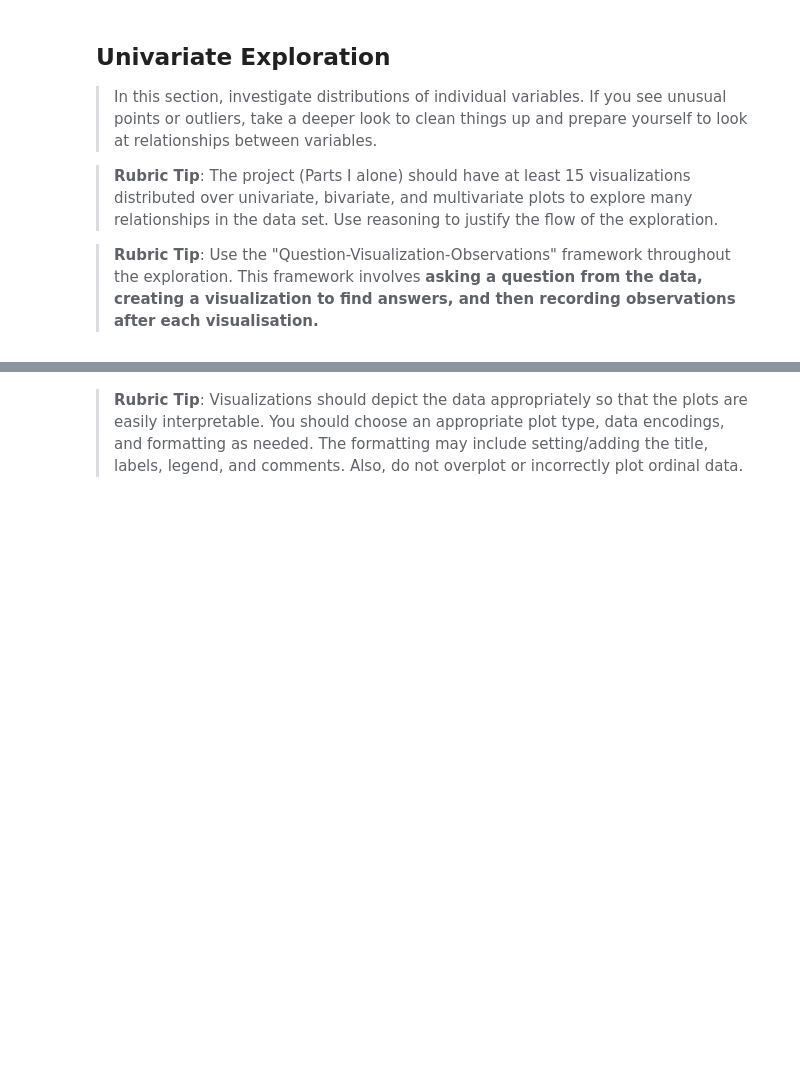
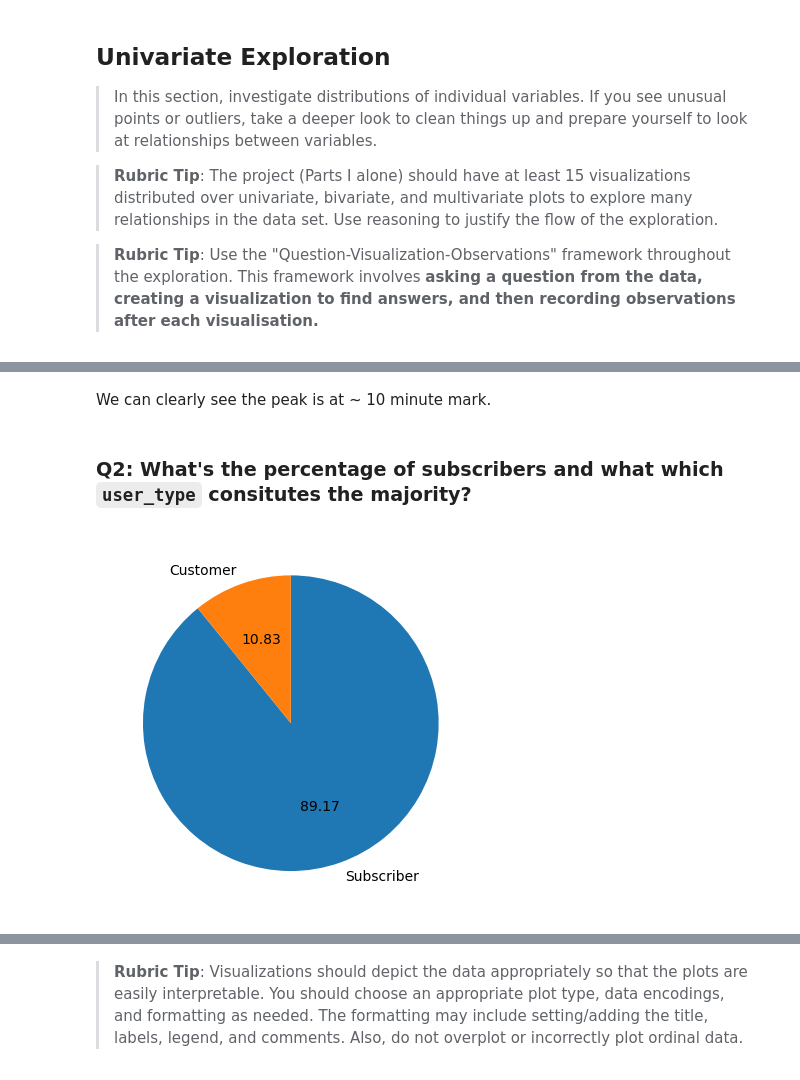
Before and after one commit to NajibAdan/UdacityxALX, a Jupyter notebook: Project_003/Part_I_exploration_template.ipynb, the cells around one changed output, grey strips where cells are left out. Drawn from its saved outputs; the diff is of its cells as text; code cells hidden in the pictures; blank space fills up the shorter version.

```diff
--- a/Project_003/Part_I_exploration_template.ipynb
+++ b/Project_003/Part_I_exploration_template.ipynb
@@ -57,0 +183,10 @@ and prepare yourself to look at relationships between variables.
+# %% [markdown]
+We can clearly see the peak is at ~ 10 minute mark.
+# %% [markdown]
+### Q2: What's the percentage of subscribers and what which `user_type` consitutes the majority?
+# %%
+user_type_counts = df.user_type.value_counts()
+plt.pie(user_type_counts,labels=user_type_counts.index,startangle = 90, counterclock = False,
+        autopct='%.2f');
+# %% [output]
+[figure, added]
```
Also changed, not shown: parts of 29 cells of this notebook, 1 other file.
